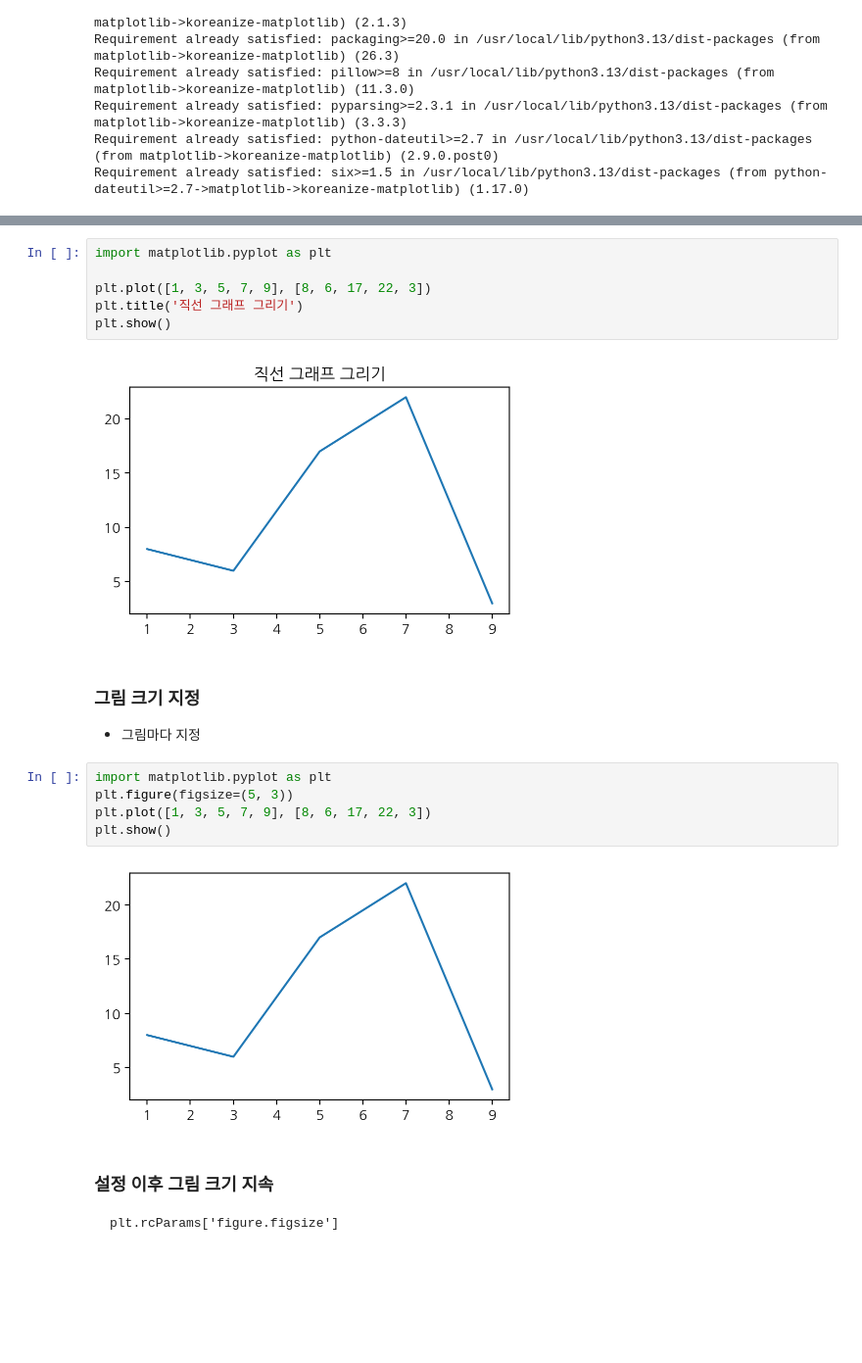
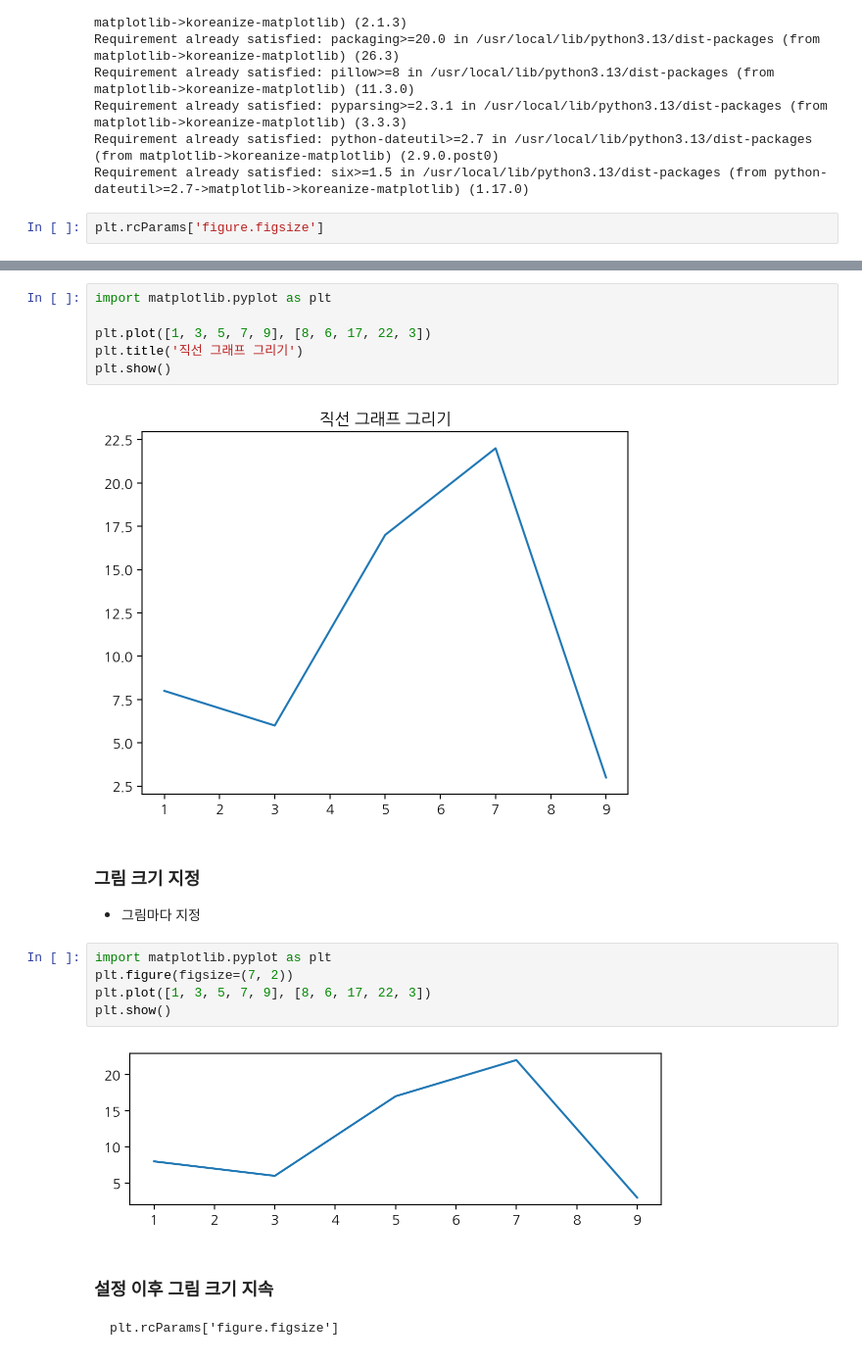
Before and after one commit to InHyeok-Hwang/Intro-DA, a Jupyter notebook: code/w07_matplotlib_vis.ipynb, the cells around one changed output, grey strips where cells are left out. Shown at 98% size. Saved outputs shown, nothing was run; the diff lists cells and outputs as text; blank space fills up the shorter version.

````diff
--- a/code/w07_matplotlib_vis.ipynb
+++ b/code/w07_matplotlib_vis.ipynb
@@ -46,3 +46,5 @@ Requirement already satisfied: pillow>=8 in /usr/local/lib/python3.13/dist-packa
 Requirement already satisfied: pyparsing>=2.3.1 in /usr/local/lib/python3.13/dist-packages (from matplotlib->koreanize-matplotlib) (3.3.3)
 Requirement already satisfied: python-dateutil>=2.7 in /usr/local/lib/python3.13/dist-packages (from matplotlib->koreanize-matplotlib) (2.9.0.post0)
 Requirement already satisfied: six>=1.5 in /usr/local/lib/python3.13/dist-packages (from python-dateutil>=2.7->matplotlib->koreanize-matplotlib) (1.17.0)
+# %%
+plt.rcParams['figure.figsize']
@@ -60,17 +64,17 @@ plt.plot([1, 3, 5, 7, 9], [8, 6, 17, 22, 3])
 plt.title('직선 그래프 그리기')
 plt.show()
 # %% [output]
-[figure, old version]
+[figure, new version]
 # %% [markdown]
 ### 그림 크기 지정
 - 그림마다 지정
 # %%
 import matplotlib.pyplot as plt
-plt.figure(figsize=(5, 3))
+plt.figure(figsize=(7, 2))
 plt.plot([1, 3, 5, 7, 9], [8, 6, 17, 22, 3])
 plt.show()
 # %% [output]
-[figure, old version]
+[figure, new version]
 # %% [markdown]
 ### 설정 이후 그림 크기 지속
 ```
````
Also changed, not shown: parts of 19 cells of this notebook.
